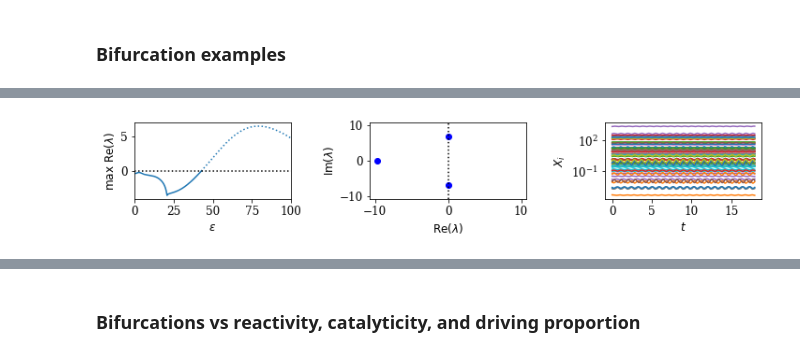
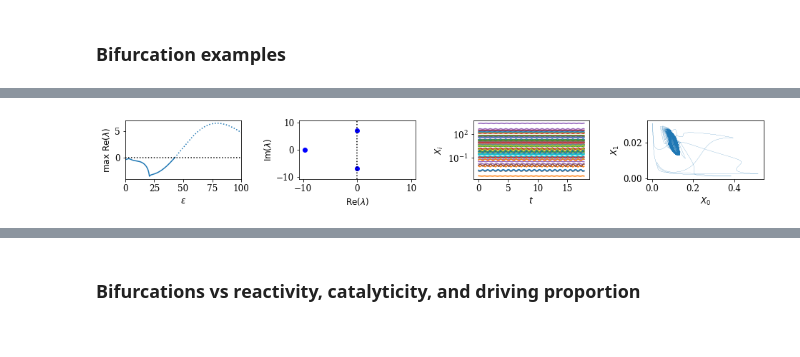
Before and after one commit to znicolaou/rmtchem, a Jupyter notebook: plots.ipynb, the cells around one changed output, grey strips where cells are left out. Cells and saved outputs as stored; diff of their text form; code cells hidden in the pictures.

```diff
--- a/plots.ipynb
+++ b/plots.ipynb
@@ -17,9 +17,8 @@ colors = prop_cycle.by_key()['color']
 # %% [markdown]
 ### Example graph
 # %%
-n=64
-c=0.5
-nr=int(c*n)
+n=4096
+nr=int(0.5*n*np.log(n))
 seed=1
 
 np.random.seed(seed)
@@ -57,10 +56,10 @@ if len(components)>1:
     for i in range(len(components)):
         comp=list(components)[i]
         idx=np.array(list(comp))
-        nx.draw(nx.convert_matrix.from_numpy_matrix(adj[np.ix_(idx,idx)]),node_size=200,ax=ax[i])
+        nx.draw(nx.convert_matrix.from_numpy_matrix(adj[np.ix_(idx,idx)]),node_size=50,ax=ax[i])
         ax[i].axis('off')
 else:
-    nx.draw(g,node_size=200)
+    nx.draw(g,node_size=12.5,width=0.025)
 
 plt.savefig('plots/fig1b.pdf')
 plt.show()
@@ -77,7 +76,7 @@ plt.show()
 ns=[64,512,4096]
 ls=['-','--',':']
 
-plt.subplots(2,2,figsize=(6,6))
+plt.subplots(2,2,figsize=(6,4))
 
 plt.subplot(2,2,1)
 plt.ylabel("proportion")
@@ -106,8 +105,10 @@ plt.xticks(locs,[])
 for i in range(3):
     n=ns[i]
     dat=np.loadtxt('data/er/'+str(n)+'_counts.txt')
-    plt.plot(dat[:,1]/(20/3)/np.log(n),dat[:,4],color='blue',linestyle=ls[i])
-    plt.plot(dat[:,1]/(20/3)/np.log(n),dat[:,5],color='orange',linestyle=ls[i])
+#     plt.plot(dat[:,1]/(20/3)/np.log(n),dat[:,4],color='blue',linestyle=ls[i])
+#     plt.plot(dat[:,1]/(20/3)/np.log(n),dat[:,5],color='orange',linestyle=ls[i])
+    plt.plot(np.concatenate([dat[:,1]/(20/3)/np.log(n),[0.4]]), np.concatenate([dat[:,4],[1]]),color='blue',linestyle=ls[i])
+    plt.plot(np.concatenate([dat[:,1]/(20/3)/np.log(n),[0.4]]), np.concatenate([dat[:,5],[1]]),color='orange',linestyle=ls[i])
 plt.plot([3/40,3/40],[0,1.1],color='black',linestyle=':')
 
 plt.subplot(2,2,3)
@@ -440,35 +275,61 @@ True 3.1887282409999784
 # %%
-plt.subplots(1,3,figsize=(12,1.5))
-plt.subplot(1,3,1)
+Xs=np.load('data/hopf/Xs.npy')
+evals=np.load('data/hopf/evals.npy')
+epsilons=np.load('data/hopf/epsilons.npy')
+Xts=np.load('data/hopf/Xts.npy')
+ts=np.load('data/hopf/ts.npy')
+n=len(Xts)
+
+plt.subplots(1,4,figsize=(16,1.5))
+plt.subplot(1,4,1)
 plt.xlabel(r'$\epsilon$')
 plt.ylabel(r'$\mathrm{max}~\mathrm{Re}(\lambda)$')
 plt.xlim(0,100)
 inds1=np.where(np.max(np.real(evals),axis=1)<0)[0]
 inds2=np.where(np.max(np.real(evals),axis=1)>=0)[0]
 for inds in np.split(inds1, np.where(np.diff(inds1) != 1)[0]+1):
         plt.plot(epsilons[inds],np.max(np.real(evals),axis=1)[inds],color=colors[0])
 for inds in np.split(inds2, np.where(np.diff(inds2) != 1)[0]+1):
         plt.plot(epsilons[inds],np.max(np.real(evals),axis=1)[inds],ls=':',color=colors[0])
 plt.plot([0,100],[0,0],ls=':',color='black')
 
-plt.subplot(1,3,2)
+plt.subplot(1,4,2)
 m=np.where(np.max(np.real(evals),axis=1)>0)[0][0]
 lim=1.1*np.max(np.abs(evals[m,np.argsort(np.real(evals[m]))[-3:]]))
 plt.xlim(-lim,lim)
 plt.ylim(-lim,lim)
 plt.ylabel(r'$\mathrm{Im}(\lambda)$')
 plt.xlabel(r'$\mathrm{Re}(\lambda)$')
 plt.plot(np.real(evals[m]),np.imag(evals[m]),'bo')
 plt.plot([0,0],[-lim,lim],ls=':',color='black')
 
 
-plt.subplot(1,3,3)
+plt.subplot(1,4,3)
 plt.yscale('log')
 plt.ylabel('$X_i$')
 plt.xlabel('$t$')
 plt.plot(ts,np.transpose(Xts))
+
+evals2=np.load('data/chaos/evals1.npy')
+ts2=np.load('data/chaos/ts.npy')
+Xts2=np.load('data/chaos/Xts.npy')
+m=np.where(np.max(np.real(evals),axis=1)>0)[0][0]
+tmax=ts2[-1]
+
+
+ax=plt.subplot(1,4,4)
+ax.set_rasterization_zorder(0)
+plt.xlabel(r'$X_0$')
+plt.ylabel(r'$X_1$')
+tinds=np.where(ts2>0.5*tmax)[0]
+ind1=6
+ind2=4
+plt.plot(Xts2[ind1,tinds],Xts2[ind2,tinds],zorder=-1,linewidth=0.01,alpha=1.0)
+
 plt.subplots_adjust(wspace=0.5,hspace=0.0)
-plt.savefig('plots/fig3b.pdf')
+
+
+plt.savefig('plots/fig3b.pdf',dpi=300)
 plt.show()
 # %% [output]
-[figure, old version]
+[figure, new version]
```
Also changed, not shown: parts of 24 cells of this notebook, 1 other file.
